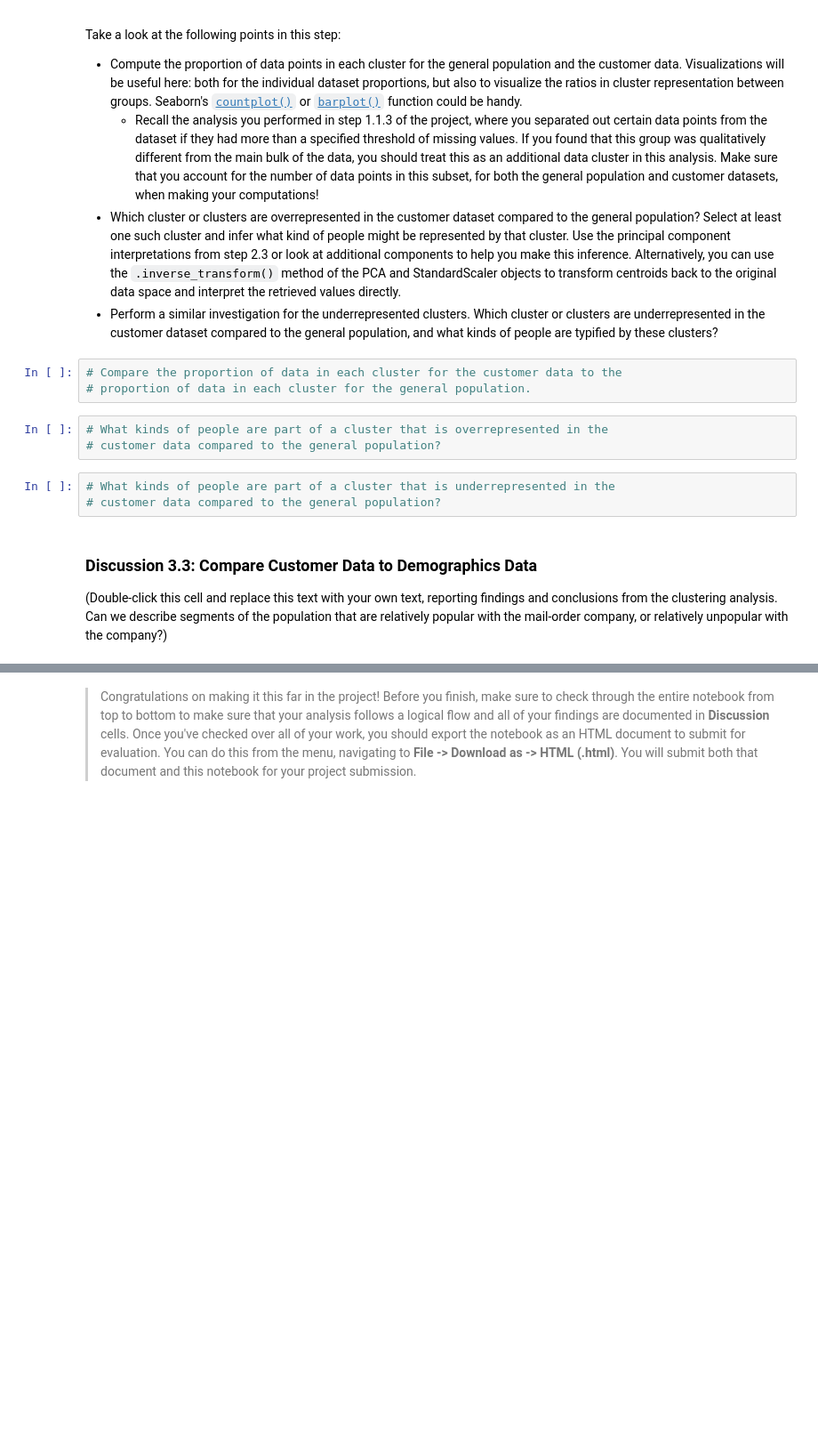
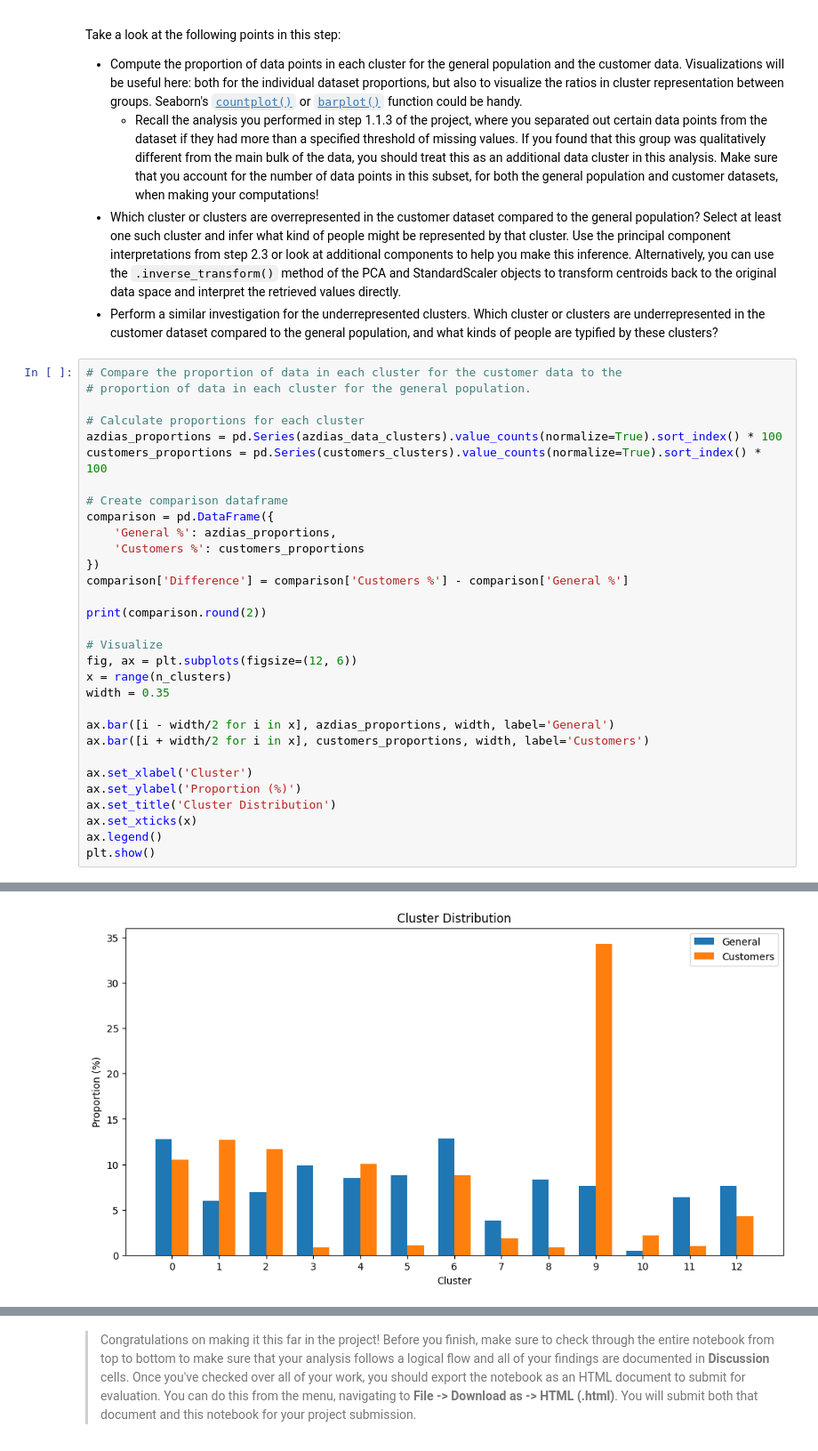
Before and after one commit to randallsutton/playground-ai, a Jupyter notebook: customer-classifier/Identify_Customer_Segments.ipynb, the cells around one changed output, grey strips where cells are left out. Shown at 89% size. Drawn from its saved outputs; the diff is of its cells as text; blank space fills up the shorter version.

```diff
--- a/customer-classifier/Identify_Customer_Segments.ipynb
+++ b/customer-classifier/Identify_Customer_Segments.ipynb
@@ -1377,16 +1377,35 @@ Take a look at the following points in this step:
   - Recall the analysis you performed in step 1.1.3 of the project, where you separated out certain data points from the dataset if they had more than a specified threshold of missing values. If you found that this group was qualitatively different from the main bulk of the data, you should treat this as an additional data cluster in this analysis. Make sure that you account for the number of data points in this subset, for both the general population and customer datasets, when making your computations!
 - Which cluster or clusters are overrepresented in the customer dataset compared to the general population? Select at least one such cluster and infer what kind of people might be represented by that cluster. Use the principal component interpretations from step 2.3 or look at additional components to help you make this inference. Alternatively, you can use the `.inverse_transform()` method of the PCA and StandardScaler objects to transform centroids back to the original data space and interpret the retrieved values directly.
 - Perform a similar investigation for the underrepresented clusters. Which cluster or clusters are underrepresented in the customer dataset compared to the general population, and what kinds of people are typified by these clusters?
-# %%
-# Compare the proportion of data in each cluster for the customer data to the
-# proportion of data in each cluster for the general population.
-# %%
-# What kinds of people are part of a cluster that is overrepresented in the
-# customer data compared to the general population?
-# %%
-# What kinds of people are part of a cluster that is underrepresented in the
-# customer data compared to the general population?
-# %% [markdown]
-### Discussion 3.3: Compare Customer Data to Demographics Data
-
-(Double-click this cell and replace this text with your own text, reporting findings and conclusions from the clustering analysis. Can we describe segments of the population that are relatively popular with the mail-order company, or relatively unpopular with the company?)
+# %%
+# Compare the proportion of data in each cluster for the customer data to the
+# proportion of data in each cluster for the general population.
+
+# Calculate proportions for each cluster
+azdias_proportions = pd.Series(azdias_data_clusters).value_counts(normalize=True).sort_index() * 100
+customers_proportions = pd.Series(customers_clusters).value_counts(normalize=True).sort_index() * 100
+
+# Create comparison dataframe
+comparison = pd.DataFrame({
+    'General %': azdias_proportions,
+    'Customers %': customers_proportions
+})
+comparison['Difference'] = comparison['Customers %'] - comparison['General %']
+
+print(comparison.round(2))
+
+# Visualize
+fig, ax = plt.subplots(figsize=(12, 6))
+x = range(n_clusters)
+width = 0.35
+
+ax.bar([i - width/2 for i in x], azdias_proportions, width, label='General')
+ax.bar([i + width/2 for i in x], customers_proportions, width, label='Customers')
+
+ax.set_xlabel('Cluster')
+ax.set_ylabel('Proportion (%)')
+ax.set_title('Cluster Distribution')
+ax.set_xticks(x)
+ax.legend()
+plt.show()
+# %% [output]
@@ -1392,0 +1426 @@ Take a look at the following points in this step:
+[figure, added]
```
Also changed, not shown: parts of 4 cells of this notebook.
